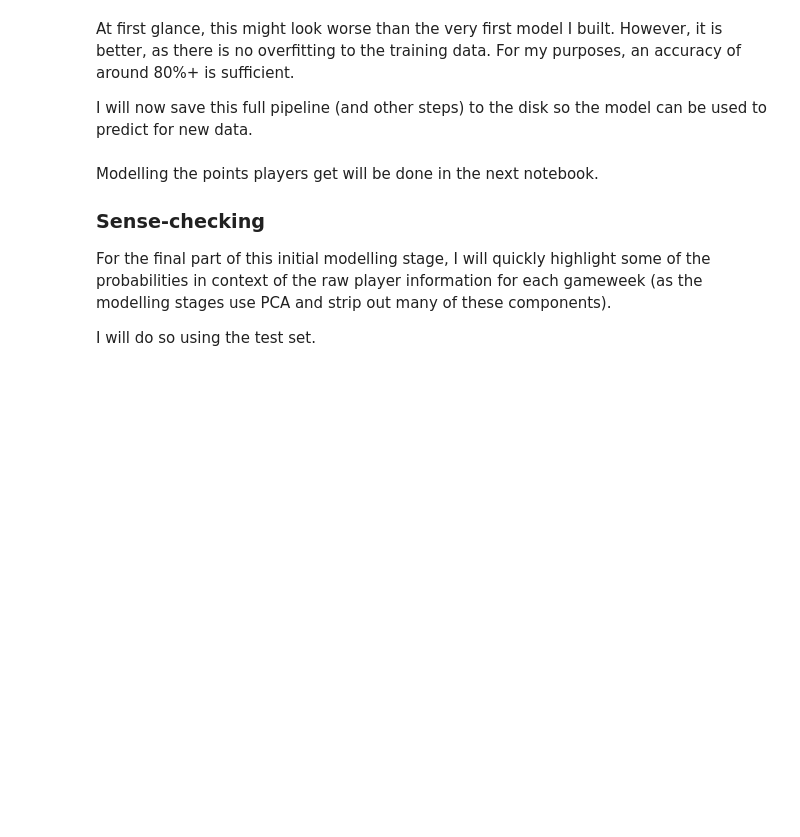
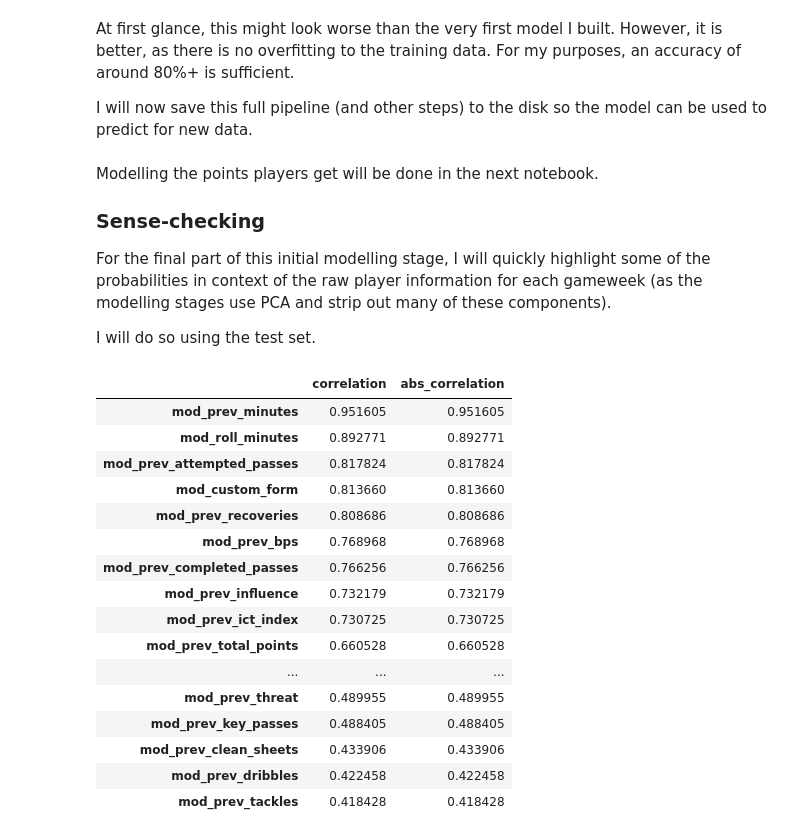
Before and after one commit to Hazzais/fpl_old, a Jupyter notebook: notebooks/Modelling_whether_player_plays.ipynb, the cells around one changed output. Cells and saved outputs as stored; diff of their text form; code cells hidden in the pictures; blank space fills up the shorter version.

```diff
--- a/notebooks/Modelling_whether_player_plays.ipynb
+++ b/notebooks/Modelling_whether_player_plays.ipynb
@@ -301,6 +313,36 @@ Modelling the points players get will be done in the next notebook.
 For the final part of this initial modelling stage, I will quickly highlight some of the probabilities in context of the raw player information for each gameweek (as the modelling stages use PCA and strip out many of these components).
 
 I will do so using the test set.
+# %%
+probs_train = gs_final.predict_proba(X)
+analyse_features = full_training_data.copy()
+analyse_features.columns = ['mod_' + col if col in all_features else col for col in analyse_features.columns]
+analyse_features.insert(3, 'prob_of_playing', probs_train[:, 1])
+analyse_features.insert(4, 'correct', (analyse_features.prob_of_playing > 0.5) &(analyse_features.target_minutes > 0))
+# %%
+corr_cols = analyse_features[[col for col in analyse_features.columns if col.startswith(('prob_', 'mod_'))]].corr()
+# %%
+features_corr = pd.DataFrame(corr_cols.iloc[1:, 0]).rename(columns={'prob_of_playing': 'correlation'})
+features_corr['abs_correlation'] = features_corr['correlation'].abs()
+features_corr.sort_values('abs_correlation', ascending=False).head(20)
+# %% [output]
+|  | correlation | abs_correlation |
+| mod_prev_minutes | 0.951605 | 0.951605 |
+| mod_roll_minutes | 0.892771 | 0.892771 |
+| mod_prev_attempted_passes | 0.817824 | 0.817824 |
+| mod_custom_form | 0.813660 | 0.813660 |
+| mod_prev_recoveries | 0.808686 | 0.808686 |
+| mod_prev_bps | 0.768968 | 0.768968 |
+| mod_prev_completed_passes | 0.766256 | 0.766256 |
+| mod_prev_influence | 0.732179 | 0.732179 |
+| mod_prev_ict_index | 0.730725 | 0.730725 |
+| mod_prev_total_points | 0.660528 | 0.660528 |
+| ... | ... | ... |
+| mod_prev_threat | 0.489955 | 0.489955 |
+| mod_prev_key_passes | 0.488405 | 0.488405 |
+| mod_prev_clean_sheets | 0.433906 | 0.433906 |
+| mod_prev_dribbles | 0.422458 | 0.422458 |
+| mod_prev_tackles | 0.418428 | 0.418428 |
 # %%
 # Get probabilities for the test set
 probs_test = gs_final.predict_proba(X_test)
```
Also changed, not shown: parts of 9 cells of this notebook.
